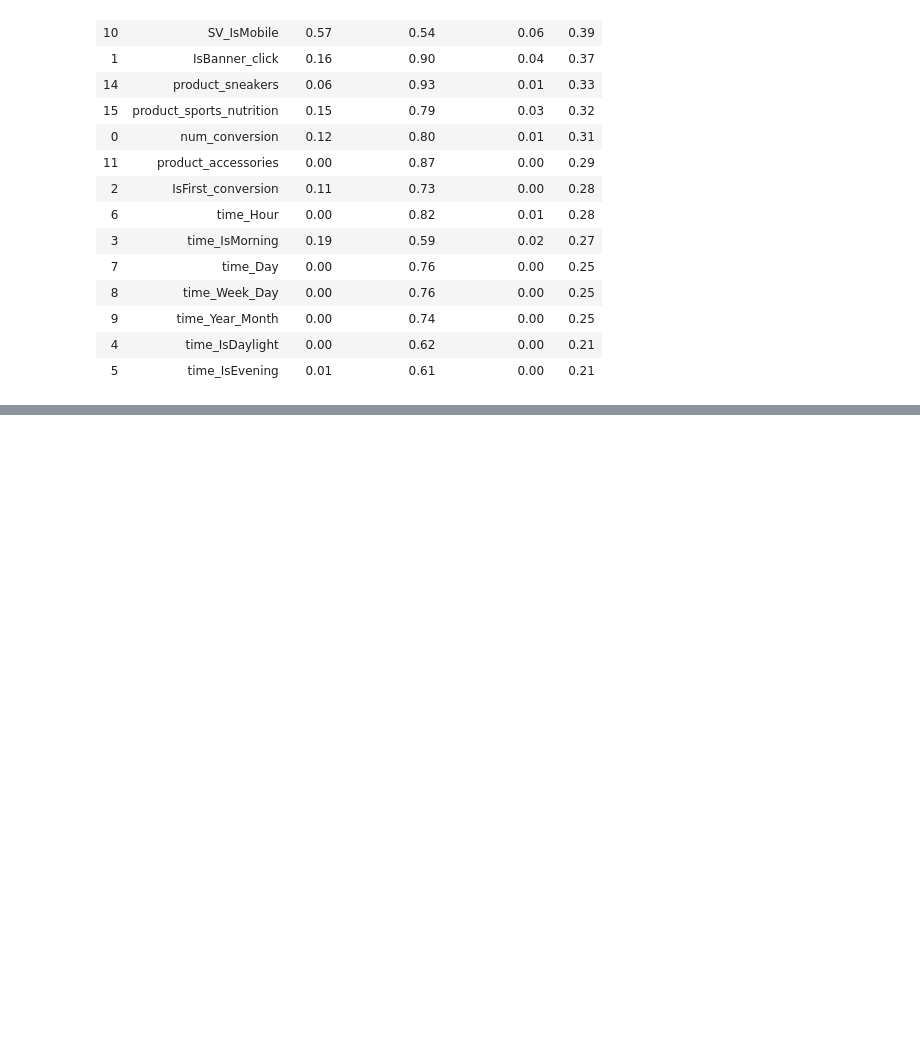
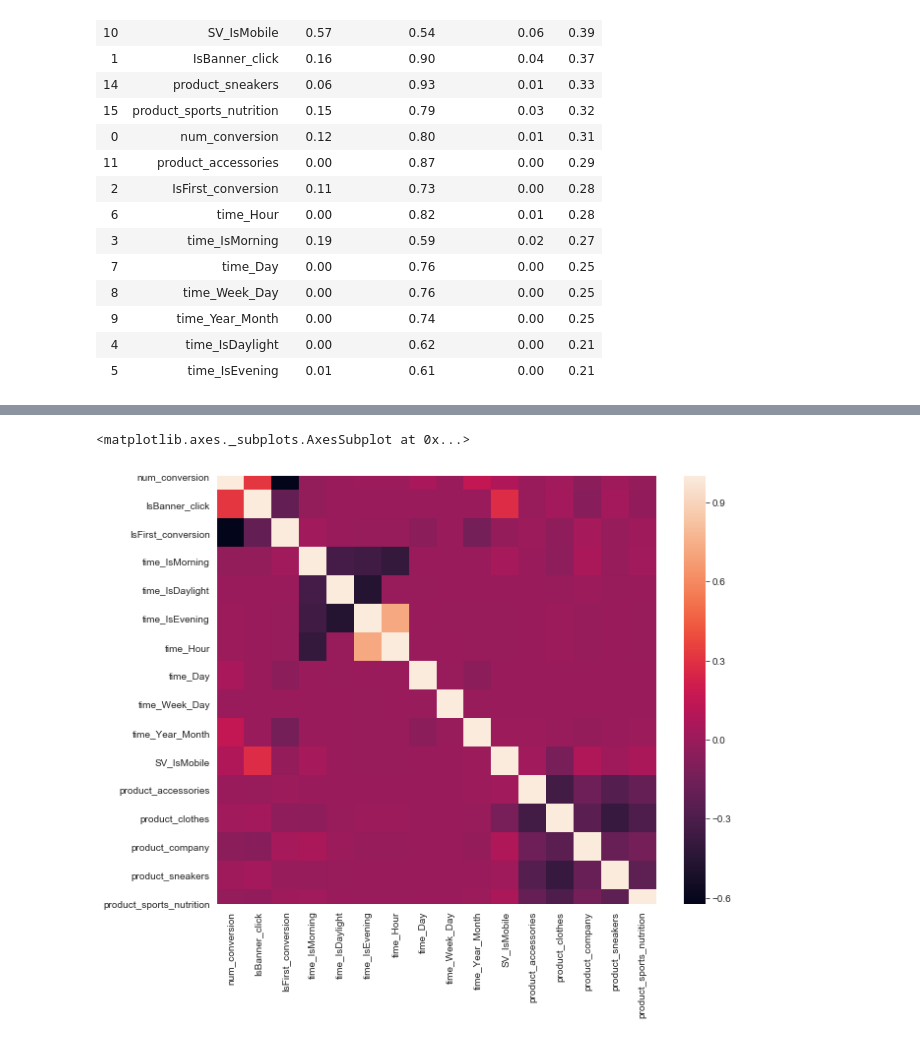
Before and after one commit to befowle/AB_Testing, a Jupyter notebook: ab_testing.ipynb, the cells around one changed output, grey strips where cells are left out. Saved outputs shown, nothing was run; the diff lists cells and outputs as text; code cells hidden in the pictures; blank space fills up the shorter version.

```diff
--- a/ab_testing.ipynb
+++ b/ab_testing.ipynb
@@ -529,0 +548,6 @@ display(fi_df.sort_values(by=['Mean'], ascending=[False]))
+# %%
+plt.figure(figsize=(10, 8))
+sns.heatmap(stand_X.corr(), xticklabels=stand_X.columns, yticklabels=stand_X.columns)
+# %% [output]
+<matplotlib.axes._subplots.AxesSubplot at 0x...>
+[figure, added]
```
Also changed, not shown: parts of 1 cell of this notebook.
